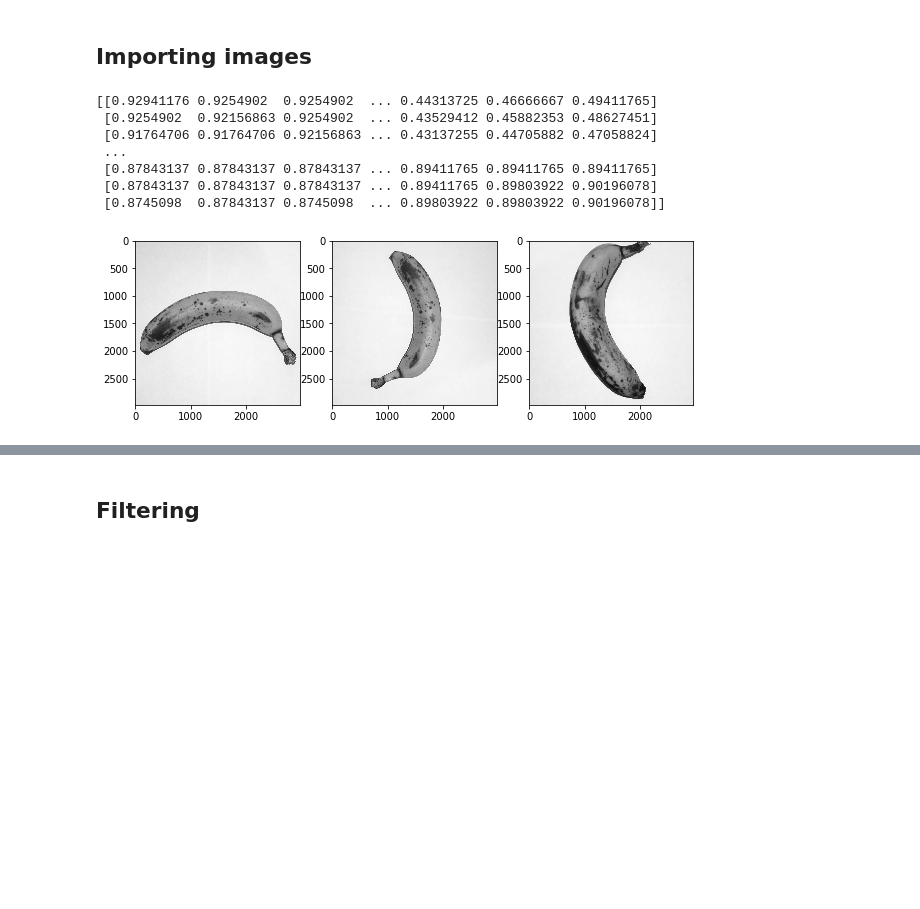
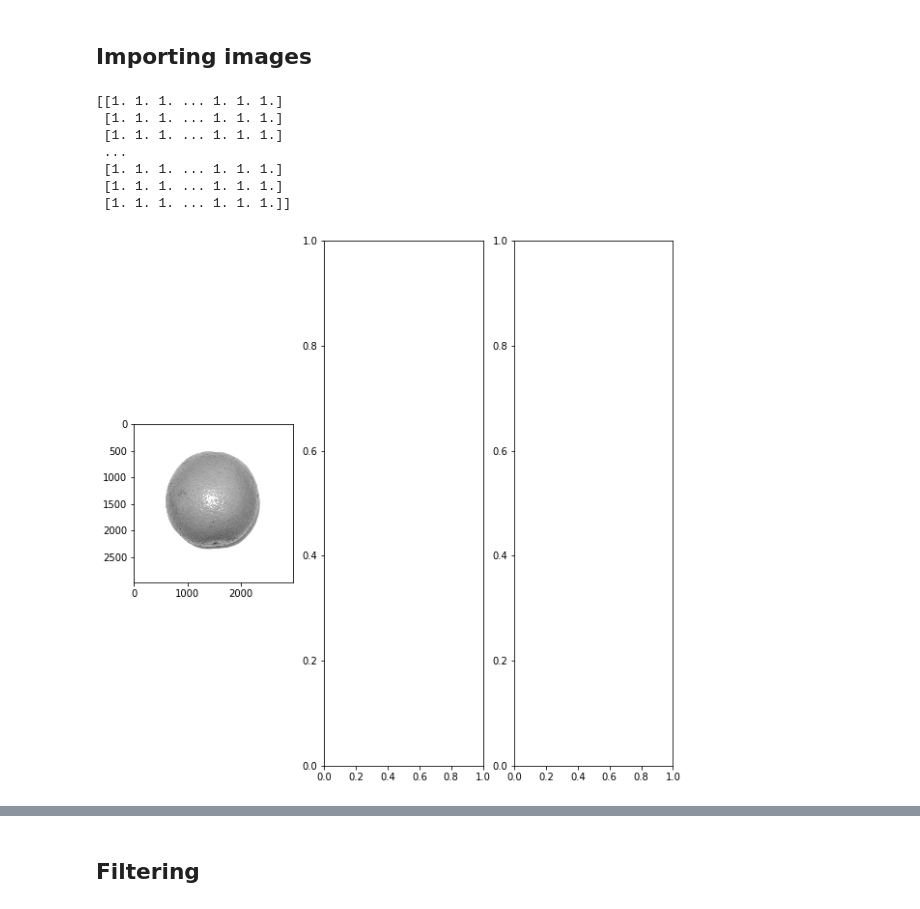
Before and after one commit to GinoAvanzini/fruit-sorter, a Jupyter notebook: src/testing_own_dataset.ipynb, the cells around one changed output, grey strips where cells are left out. Cells and saved outputs as stored; diff of their text form; code cells hidden in the pictures; blank space fills up the shorter version.

```diff
--- a/src/testing_own_dataset.ipynb
+++ b/src/testing_own_dataset.ipynb
@@ -7,41 +7,41 @@
 # %%
 from skimage import io
 import numpy as np
 import matplotlib.pyplot as plt
 from random import randint
 
 
 # path to fruit360 dataset
 path = '/home/gino/Desktop/my_dataset/'
 
 def img_grayscale(image):
     return io.imread(image, as_gray=True)
 
-banana_collection = io.ImageCollection(path + '/Test/good_photos/*.jpg', load_func=img_grayscale)
+banana_collection = io.ImageCollection(path + '/Test/Orange/*.jpg', load_func=img_grayscale)
 #orange_collection = io.ImageCollection(path + 'fruits-360/Training/Orange/*.jpg')
 #lemon_collection = io.ImageCollection(path + 'fruits-360/Training/Lemon/*.jpg')
 
 fig, (ax0, ax1, ax2) = plt.subplots(nrows=1, ncols=3, figsize=(10, 10))
 
-sample_banana = banana_collection[randint(0, len(banana_collection))]
+sample_banana = banana_collection[randint(0, len(banana_collection) - 1)]
 ax0.imshow(sample_banana, cmap='gray')
-ax1.imshow(banana_collection[5], cmap='gray')
-ax2.imshow(banana_collection[10], cmap='gray')
+#ax1.imshow(banana_collection[5], cmap='gray')
+#ax2.imshow(banana_collection[9], cmap='gray')
 
 fig, (ax0, ax1, ax2) = plt.subplots(nrows=1, ncols=3, figsize=(10, 10))
 
 ax0.imshow(1 - sample_banana, cmap='gray')
-ax1.imshow(1 - banana_collection[5], cmap='gray')
-ax2.imshow(1 - banana_collection[10], cmap='gray')
+#ax1.imshow(1 - banana_collection[5], cmap='gray')
+#ax2.imshow(1 - banana_collection[9], cmap='gray')
 
 
 print(banana_collection[0])
 # %% [output]
-[[0.92941176 0.9254902  0.9254902  ... 0.44313725 0.46666667 0.49411765]
- [0.9254902  0.92156863 0.9254902  ... 0.43529412 0.45882353 0.48627451]
- [0.91764706 0.91764706 0.92156863 ... 0.43137255 0.44705882 0.47058824]
+[[1. 1. 1. ... 1. 1. 1.]
+ [1. 1. 1. ... 1. 1. 1.]
+ [1. 1. 1. ... 1. 1. 1.]
  ...
- [0.87843137 0.87843137 0.87843137 ... 0.89411765 0.89411765 0.89411765]
- [0.87843137 0.87843137 0.87843137 ... 0.89411765 0.89803922 0.90196078]
- [0.8745098  0.87843137 0.8745098  ... 0.89803922 0.89803922 0.90196078]]
+ [1. 1. 1. ... 1. 1. 1.]
+ [1. 1. 1. ... 1. 1. 1.]
+ [1. 1. 1. ... 1. 1. 1.]]
-[figure, old version]
+[figure, new version]
```
Also changed, not shown: parts of 6 cells of this notebook, 2 other files.
